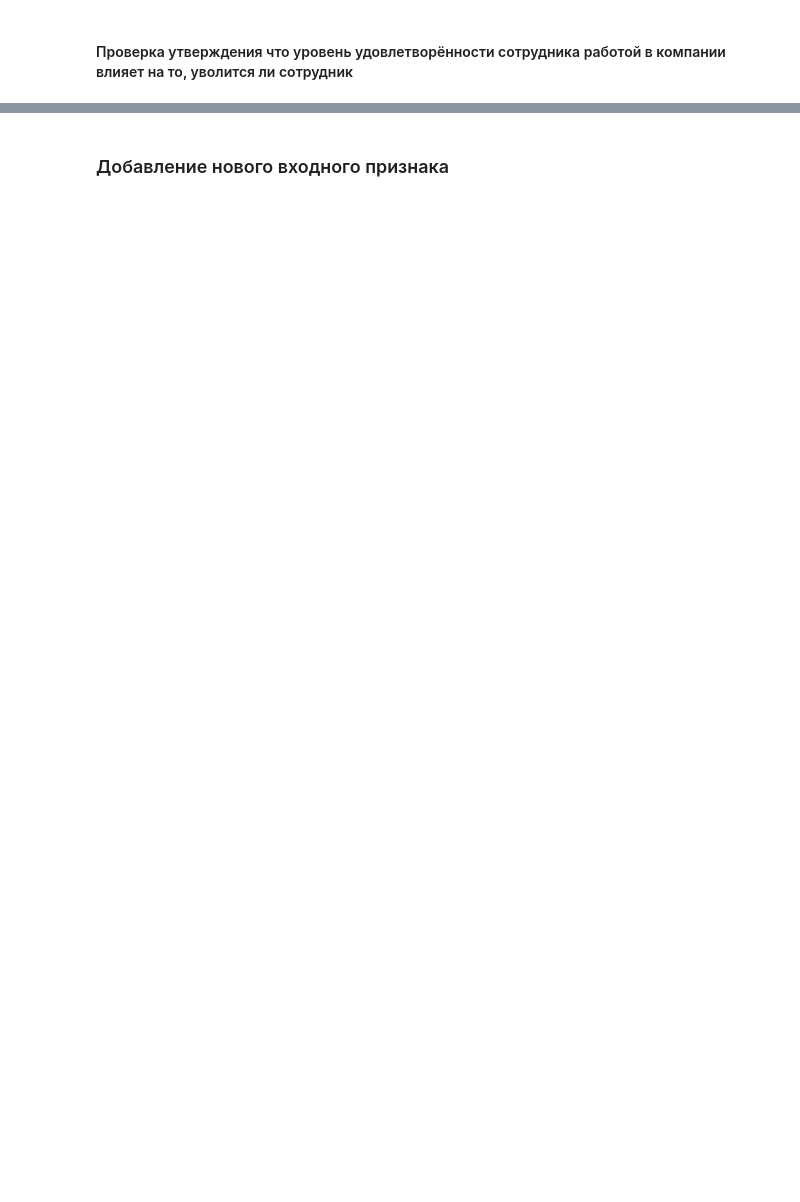
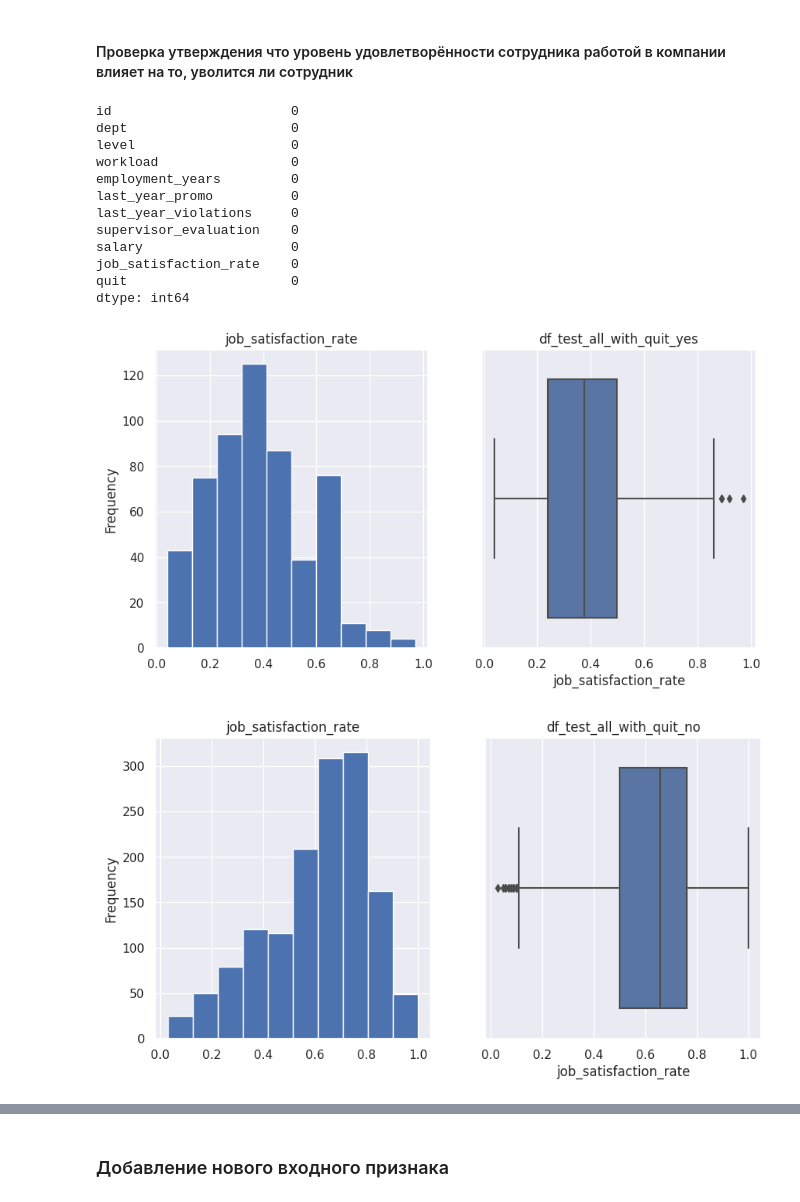
Before and after one commit to theotheo46/yap, a Jupyter notebook: notebooks/hr.ipynb, the cells around one changed output, grey strips where cells are left out. Drawn from its saved outputs; the diff is of its cells as text; code cells hidden in the pictures; blank space fills up the shorter version.

```diff
--- a/notebooks/hr.ipynb
+++ b/notebooks/hr.ipynb
@@ -764,2 +798,40 @@ plot_correlation_matrix(
 # %% [markdown]
 #### Проверка утверждения что уровень удовлетворённости сотрудника работой в компании влияет на то, уволится ли сотрудник
+# %%
+df_test_all_with_quit = df_test_all.merge(df_test_target_quit, left_on='id', right_on='id', how='left')
+display(df_test_all_with_quit.isna().sum())
+df_test_all_with_quit.head()
+df_test_all_with_quit_yes = df_test_all_with_quit[df_test_all_with_quit['quit'] == 'yes']
+df_test_all_with_quit_no = df_test_all_with_quit[df_test_all_with_quit['quit'] == 'no']
+
+plot_sub_plot_hist_boxplot(df_test_all_with_quit_yes[['job_satisfaction_rate']], 'df_test_all_with_quit_yes')
+plot_sub_plot_hist_boxplot(df_test_all_with_quit_no[['job_satisfaction_rate']], 'df_test_all_with_quit_no')
+
+interval_cols = df_test_all_with_quit.select_dtypes(include=np.number).columns.difference(['id'])
+phik_overview = phik_matrix(df_test_all_with_quit[df_test_all_with_quit.columns.difference(['id'])], interval_cols=list(interval_cols))
+
+display(phik_overview)
+plot_correlation_matrix(
+    phik_overview.values,
+    x_labels=phik_overview.columns,
+    y_labels=phik_overview.index,
+    vmin=0, vmax=1, color_map='Greens',
+    title=r'correlation $\phi_K$',
+    fontsize_factor=1.2,
+    figsize=(14, 8)
+)
+# %% [output]
+id                       0
+dept                     0
+level                    0
+workload                 0
+employment_years         0
+last_year_promo          0
+last_year_violations     0
+supervisor_evaluation    0
+salary                   0
+job_satisfaction_rate    0
+quit                     0
+dtype: int64
+[figure, added]
+[figure, added]
```
Also changed, not shown: parts of 24 cells of this notebook.
